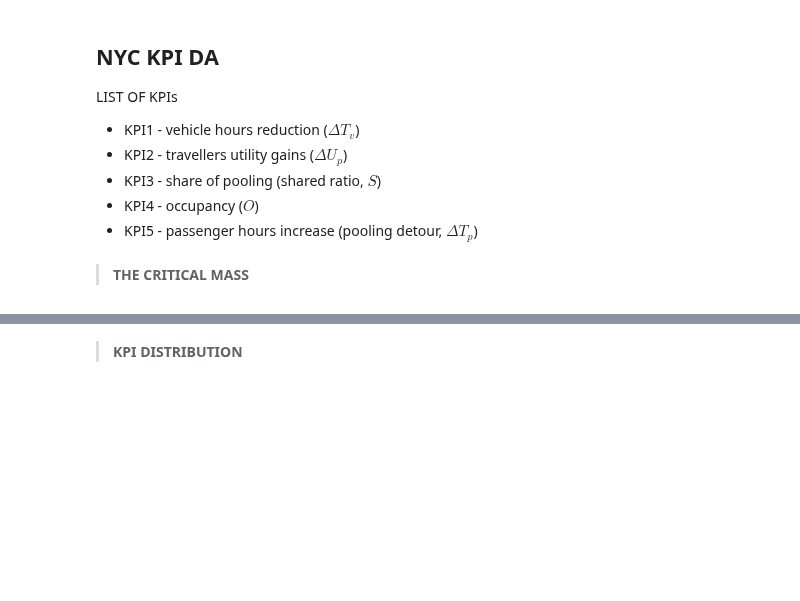
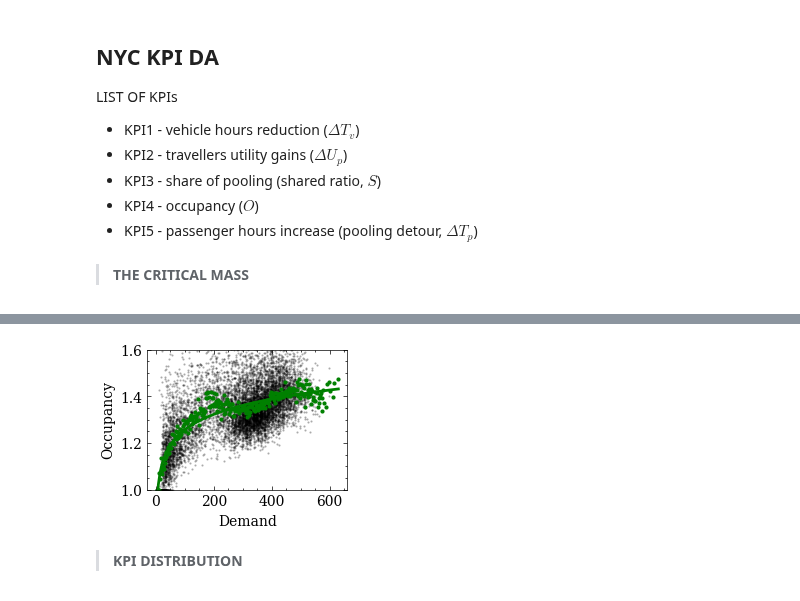
Before and after one commit to OlhaShulikaUJ/ExMAS-plotting, a Jupyter notebook: NYC KPI DA.ipynb, the cells around one changed output, grey strips where cells are left out. Cells and saved outputs as stored; diff of their text form; code cells hidden in the pictures; blank space fills up the shorter version.

```diff
--- a/NYC KPI DA.ipynb
+++ b/NYC KPI DA.ipynb
@@ -125,3 +125,41 @@ plt.subplots_adjust(left=0.1,
+# %%
+import numpy as np
+from scipy.optimize import curve_fit
+
+def plot_log_fit(x,y,ax, color = 'black'):
+    popt, pcov = curve_fit(lambda t, a, b, c: a * np.log(b * t) + c, x,y )
+    a = popt[0]
+    b = popt[1]
+    c = popt[2]
+    x_fitted = np.linspace(np.min(x), np.max(x), 100)
+    y_fitted = a * np.log(b * x_fitted) + c
+    ax.plot(x_fitted, y_fitted, lw = 2, color = color)
+
+fig, ax = plt.subplots(figsize = (2,2))
+# ax = ax.flatten()
+
+to_plot = df
+sns.regplot(data = to_plot, x = 'Trips', y = 'Occupancy',
+            scatter_kws = {'s':0.3, 'alpha':0.3, 'color':'black'}, ax = ax,
+            line_kws = {'lw':0}, ci = None)
+plot_log_fit(to_plot.Trips, to_plot.Occupancy, ax, 'green')
+to_plot = df.groupby(df.Trips).Occupancy.mean()
+#to_plot.plot.scatter(ax = ax, s = 3, color = 'orange')
+ax.scatter(x=to_plot.index,y=to_plot.values, s = 4, color='green', marker = 'o')
+ax.set_ylim((1,1.6))
+ax.set_ylabel("Occupancy", fontsize=10)
+ax.set_xlabel("Demand", fontsize=10)
+
+
+plt.subplots_adjust(left=0,
+                    bottom=0.2,
+                    right=1,
+                    top=0.9,
+                    wspace=0.4,
+                    hspace=0.45)
+plt.savefig('F3-1.jpg', dpi=600)
+# %% [output]
+[figure, added]
 # %% [markdown]
 > **KPI DISTRIBUTION**
 # %%
```
Also changed, not shown: parts of 2 cells of this notebook.
